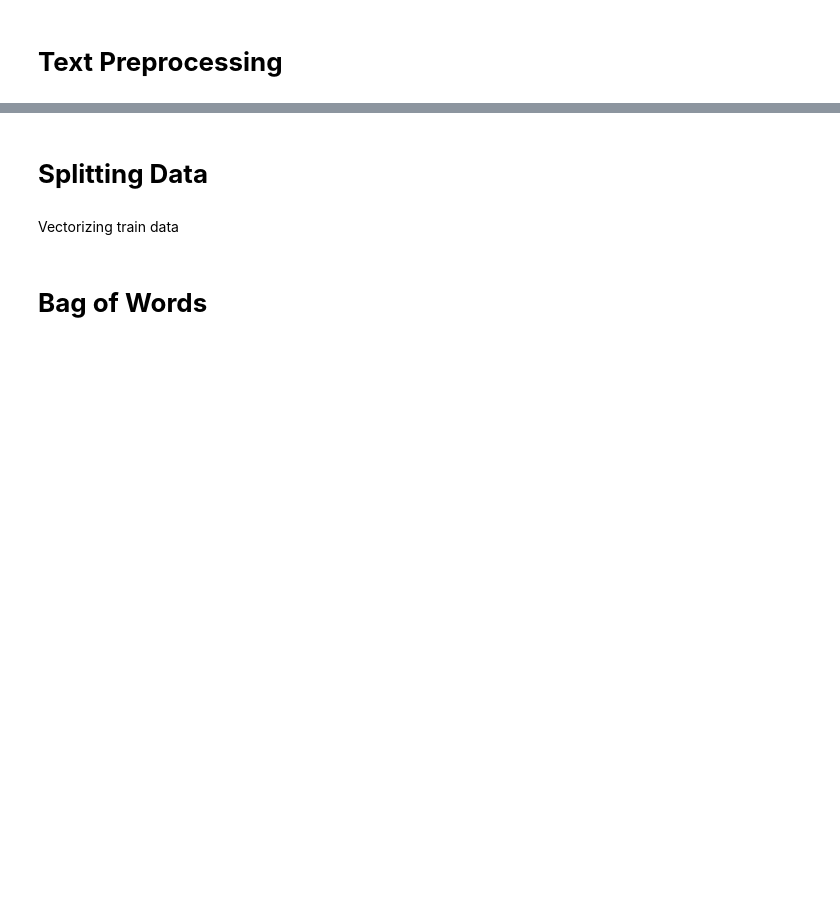
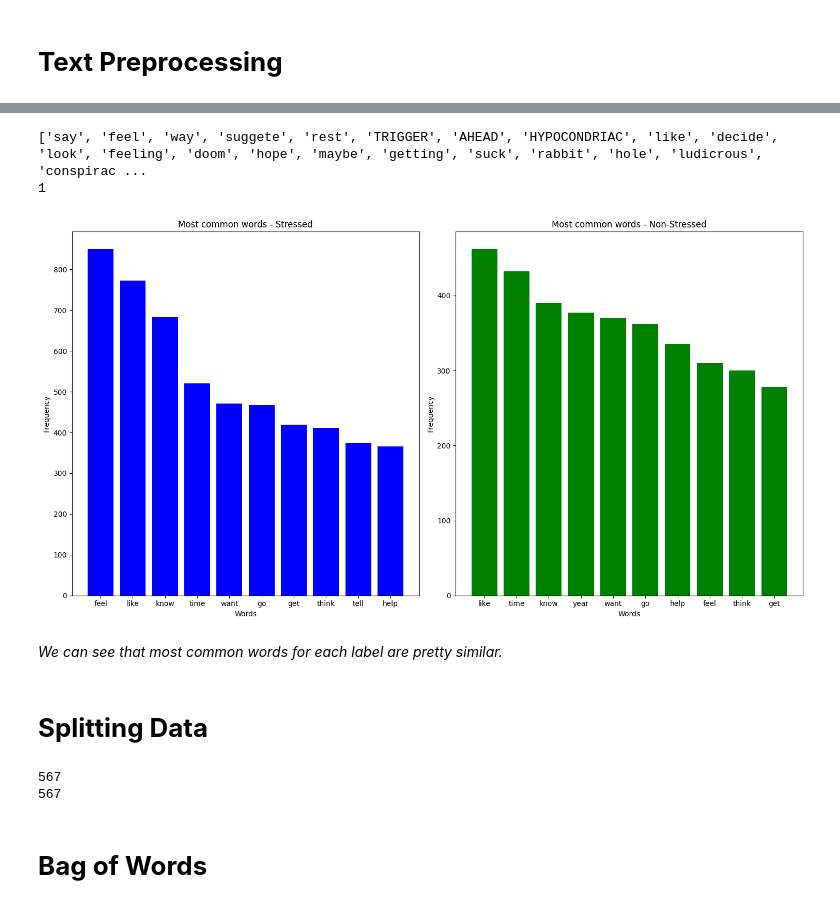
Before and after one commit to marijacetkovic/stress-prediction, a Jupyter notebook: stress-prediction.ipynb, the cells around one changed output, grey strips where cells are left out. Drawn from its saved outputs; the diff is of its cells as text; code cells hidden in the pictures; blank space fills up the shorter version.

```diff
--- a/stress-prediction.ipynb
+++ b/stress-prediction.ipynb
@@ -196,15 +239,13 @@ Lower bound (Q1 - 1.5 * IQR): 11.0, Upper bound (Q3 + 1.5 * IQR): 155.0
 # %%
-import spacy
-nlp = spacy.load("en_core_web_lg")
-
 def preprocess_and_vectorize(post):
-    doc = nlp(post) #fit the spacy model
+    doc = nlp(post)  # Fit the spaCy model
 
     clean_tokens = []
     for token in doc:
-        if token.is_punct or token.is_stop:
-            continue #do not include punctuation chars and stopwords
-        clean_tokens.append(token.lemma_)
+        # Skip punctuation, stopwords, and tokens containing non-alphabetic characters
+        if token.is_punct or token.is_stop or not token.text.isalpha():
+            continue
+        clean_tokens.append(token.lemma_) #Else append lemmatized version of the word
 
     return clean_tokens
 # %%
@@ -246,6 +298,54 @@ plt.show()
 # %%
 print(tokenized_data[0])
 print(label_data[0])
+# %% [output]
+['say', 'feel', 'way', 'suggete', 'rest', 'TRIGGER', 'AHEAD', 'HYPOCONDRIAC', 'like', 'decide', 'look', 'feeling', 'doom', 'hope', 'maybe', 'getting', 'suck', 'rabbit', 'hole', 'ludicrous', 'conspirac ...
+1
+# %%
+from collections import Counter
+
+# Extract input texts with label 1 and label 0
+input_texts_label1 = [' '.join(data) for data, label in zip(tokenized_data, label_data) if label == 1]
+input_texts_label0 = [' '.join(data) for data, label in zip(tokenized_data, label_data) if label == 0]
+
+# Function to get top n most common words
+def get_top_words(texts, n=10):
+    words = ' '.join(texts).split()
+    word_counts = Counter(words)
+    top_words = word_counts.most_common(n)
+    return top_words
+
+# Get top 10 words for each label
+top_words_label1 = get_top_words(input_texts_label1)
+top_words_label0 = get_top_words(input_texts_label0)
+
+# Plotting side by side
+plt.figure(figsize=(15, 8))
+
+# Plot for Label 1 (Stressed)
+plt.subplot(1, 2, 1)
+words_label1 = [word[0] for word in top_words_label1]
+freqs_label1 = [word[1] for word in top_words_label1]
+plt.bar(words_label1, freqs_label1, color='blue')
+plt.xlabel('Words')
+plt.ylabel('Frequency')
+plt.title('Most common words - Stressed')
+
+# Plot for Label 0 (Non-Stressed)
+plt.subplot(1, 2, 2)
+words_label0 = [word[0] for word in top_words_label0]
+freqs_label0 = [word[1] for word in top_words_label0]
+plt.bar(words_label0, freqs_label0, color='green')
+plt.xlabel('Words')
+plt.ylabel('Frequency')
+plt.title('Most common words - Non-Stressed')
+
+plt.tight_layout()
+plt.show()
+# %% [output]
+[figure, added]
+# %% [markdown]
+*We can see that most common words for each label are pretty similar.*
 # %% [markdown]
 # **Splitting Data**
 # %%
@@ -256,3 +356,9 @@ X_train, X_test, y_train, y_test = train_test_split(
     train_size=0.8,
     random_state=4
 )
+
+print(len(X_test))
+print(len(y_test))
+# %% [output]
+567
+567
@@ -267,4 +365,2 @@ X_train, X_test, y_train, y_test = train_test_split(
-# %% [markdown]
-Vectorizing train data
 # %% [markdown]
 # **Bag of Words**
```
Also changed, not shown: parts of 43 cells of this notebook.
